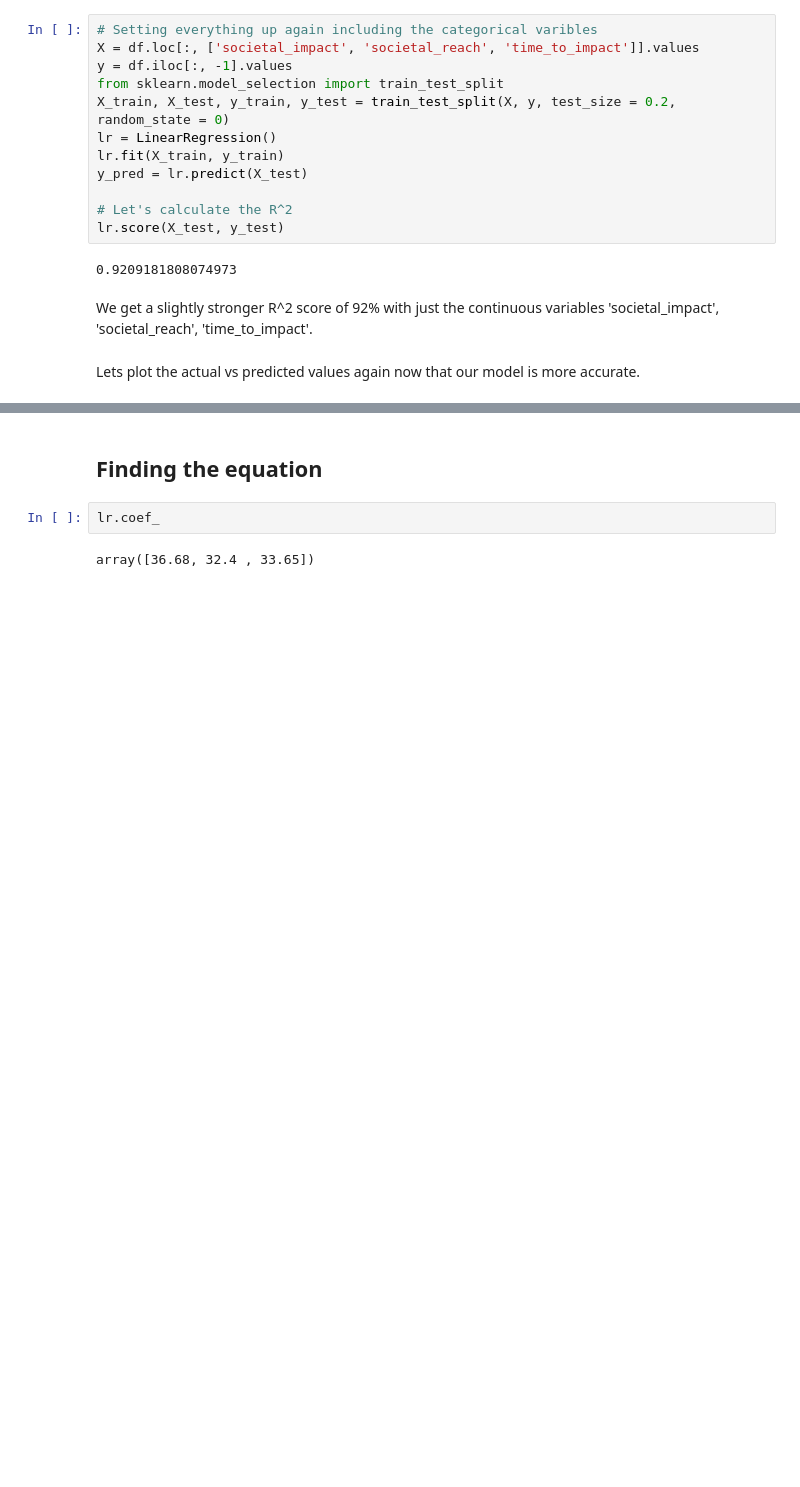
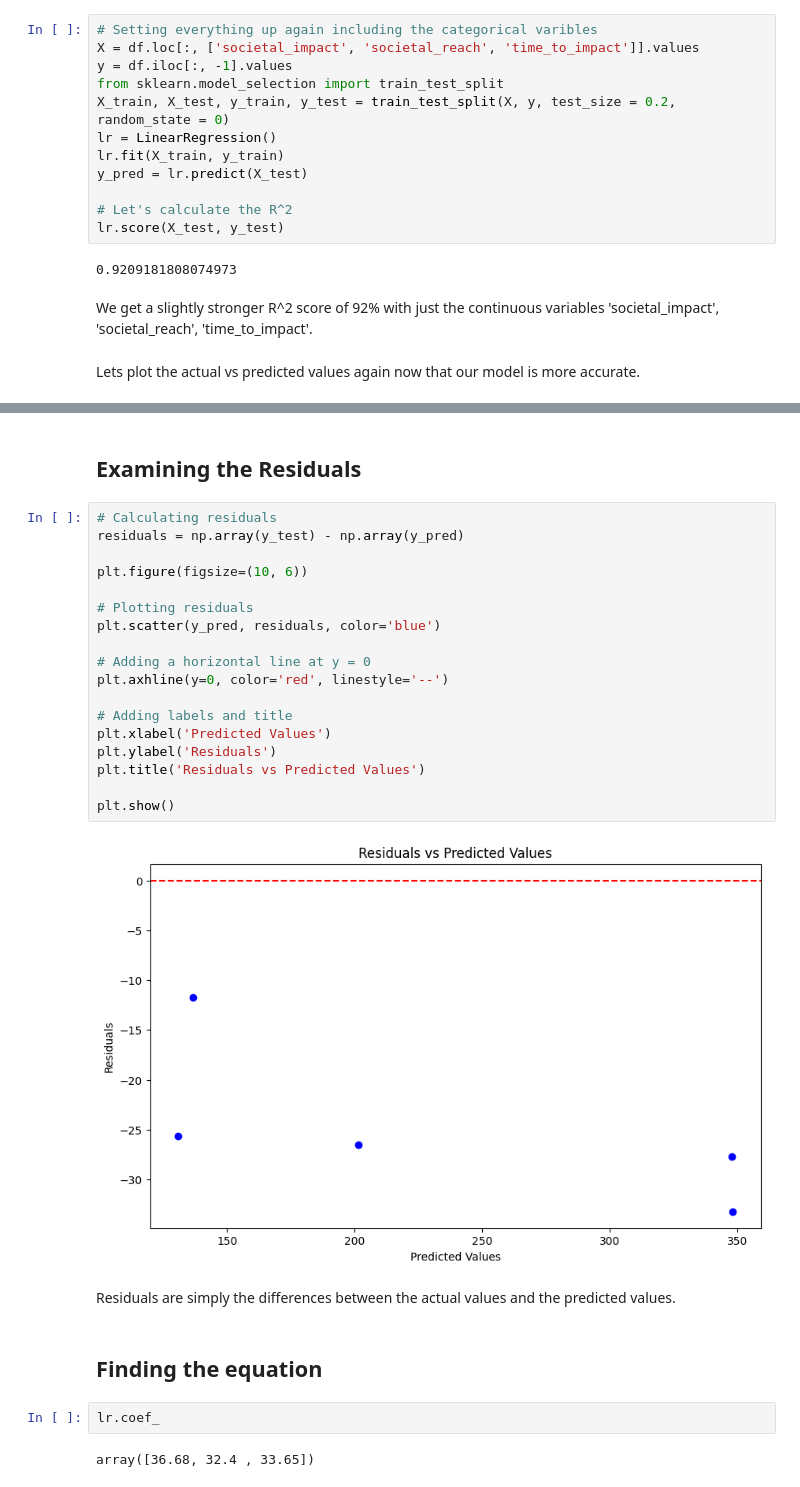
Before and after one commit to redswimmer/impact-investment-analysis-yc-summer-cohort-2023, a Jupyter notebook: VIII_for_YC_Cohort_Summer_2023.ipynb, the cells around one changed output, grey strips where cells are left out. Drawn from its saved outputs; the diff is of its cells as text; blank space fills up the shorter version.

Commit message:
Calculated the residuals

```diff
--- a/VIII_for_YC_Cohort_Summer_2023.ipynb
+++ b/VIII_for_YC_Cohort_Summer_2023.ipynb
@@ -455,4 +449,28 @@ plt.legend()
 [figure]
+# %% [markdown]
+## Examining the Residuals
+# %%
+# Calculating residuals
+residuals = np.array(y_test) - np.array(y_pred)
+
+plt.figure(figsize=(10, 6))
+
+# Plotting residuals
+plt.scatter(y_pred, residuals, color='blue')
+
+# Adding a horizontal line at y = 0
+plt.axhline(y=0, color='red', linestyle='--')
+
+# Adding labels and title
+plt.xlabel('Predicted Values')
+plt.ylabel('Residuals')
+plt.title('Residuals vs Predicted Values')
+
+plt.show()
+# %% [output]
+[figure, added]
+# %% [markdown]
+Residuals are simply the differences between the actual values and the predicted values.
 # %% [markdown]
 ## Finding the equation
 # %%
```
Also changed, not shown: parts of 5 cells of this notebook.
